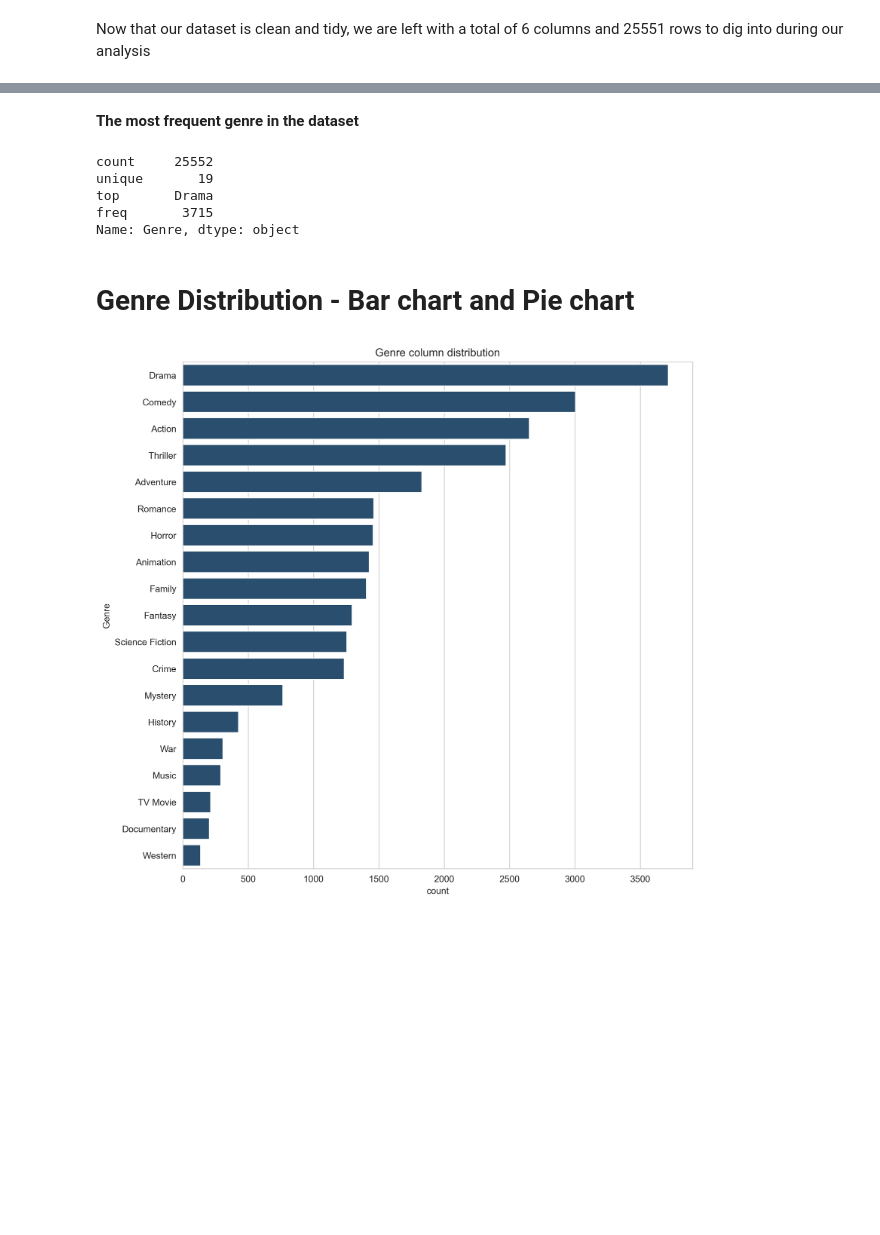
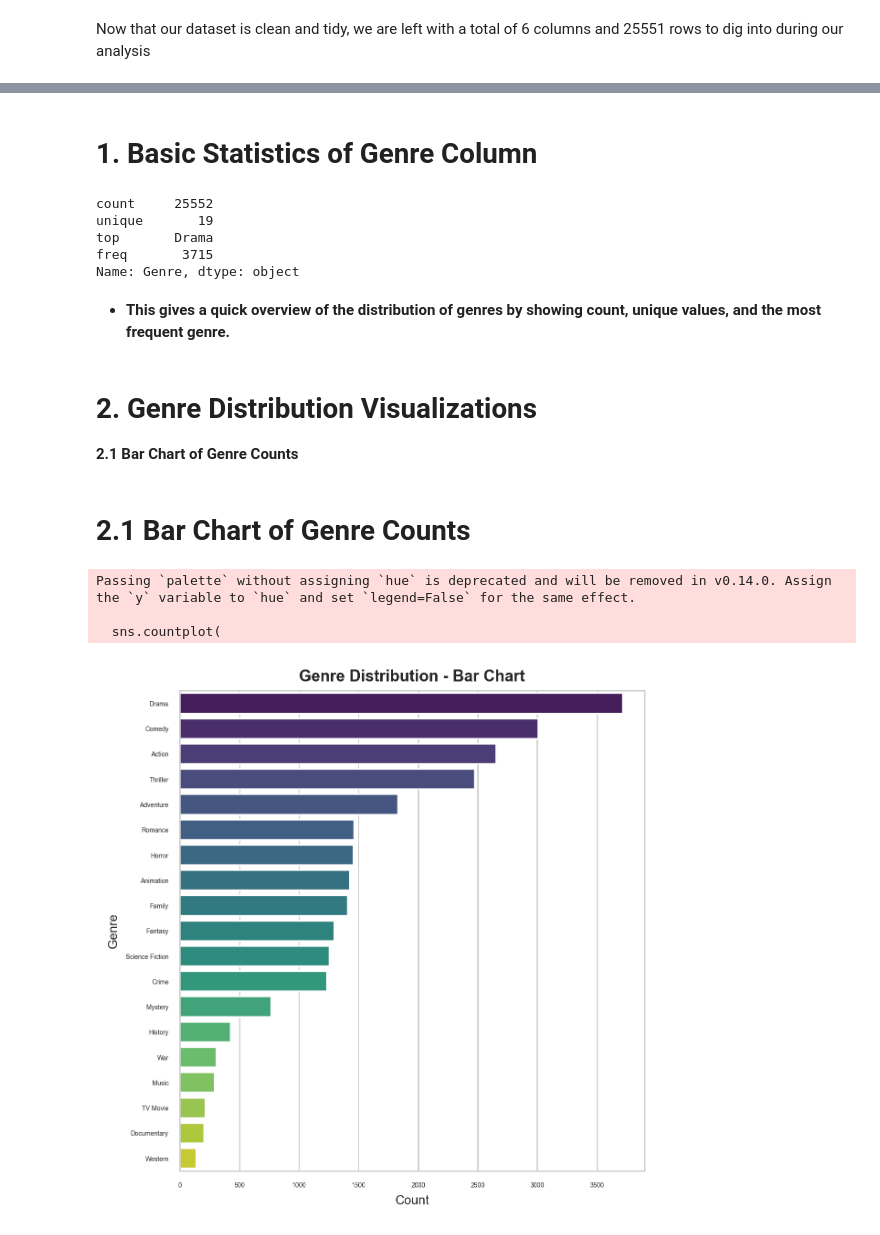
Before and after one commit to omjaikumar23/Netflix-Data-Analysis, a Jupyter notebook: netflix_data_analysis.ipynb, the cells around one changed output, grey strips where cells are left out. Saved outputs shown, nothing was run; the diff lists cells and outputs as text; code cells hidden in the pictures; blank space fills up the shorter version.

```diff
--- a/netflix_data_analysis.ipynb
+++ b/netflix_data_analysis.ipynb
@@ -306,5 +325,5 @@ sns.set_style('whitegrid')
 # %% [markdown]
- **The most frequent genre in the dataset**
+# **1. Basic Statistics of Genre Column**
 # %%
 # showing stats. on genre column
 df['Genre'].describe()
@@ -314,15 +333,32 @@ unique       19
 top       Drama
 freq       3715
 Name: Genre, dtype: object
+# %% [markdown]
+- **This gives a quick overview of the distribution of genres by showing count, unique values, and the most frequent genre.**
 # %% [markdown]
-# **Genre Distribution - Bar chart and Pie chart**
+# **2. Genre Distribution Visualizations**
+
+**2.1 Bar Chart of Genre Counts**
+# %% [markdown]
+# **2.1 Bar Chart of Genre Counts**
 # %%
-
-
-plt.figure(figsize=(10, 10), dpi=300)  # Increase dpi to 300 for better resolution
-sns.countplot(y=df['Genre'], order=df['Genre'].value_counts().index, color='#1f4e79')
-plt.title('Genre column distribution')
+# Create a high-resolution bar plot to show counts of each Genre
+plt.figure(figsize=(5, 5), dpi=250)  # High dpi for crispness
+sns.countplot(
+    y=df['Genre'],
+    order=df['Genre'].value_counts().index,
+    palette='viridis'  # Use a pleasant color palette visually pleasing and clear
+)
+plt.title('Genre Distribution - Bar Chart', fontsize=10, fontweight='bold')
+plt.xlabel('Count', fontsize=8)
+plt.ylabel('Genre', fontsize=8)
+plt.xticks(fontsize=4)
+plt.yticks(fontsize=4)
+plt.tight_layout()  # Prevent overlapping labels
 plt.show()
 # %% [output]
+Passing `palette` without assigning `hue` is deprecated and will be removed in v0.14.0. Assign the `y` variable to `hue` and set `legend=False` for the same effect.
+
+  sns.countplot(
-[figure, old version]
+[figure, new version]
 # %% [markdown]
```
Also changed, not shown: parts of 73 cells of this notebook.
